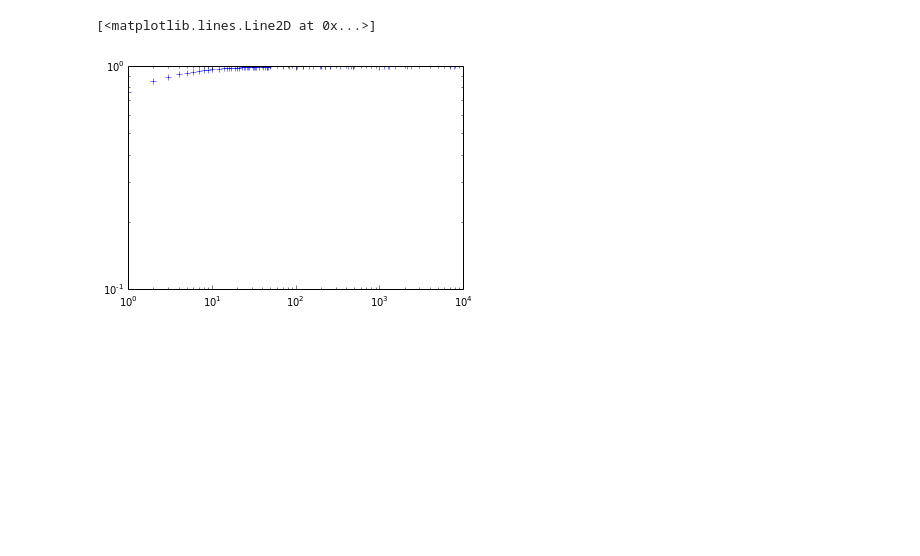
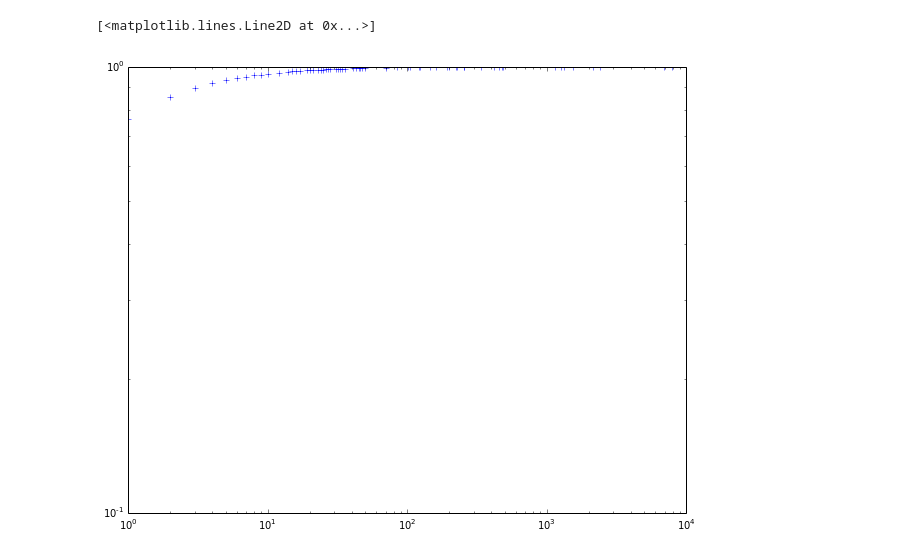
Before and after one commit to zack112358/simple-good-turing-estimation, a Jupyter notebook: figures.ipynb, the cells around one changed output. Drawn from its saved outputs; the diff is of its cells as text; code cells hidden in the pictures; blank space fills up the shorter version.

Commit message:
We pass unit tests now, but the figures are broken

```diff
--- a/figures.ipynb
+++ b/figures.ipynb
@@ -5,3 +1,7 @@ from sgt.sgt import Estimator
+# %%
+import thispackage as sgt
+from thispackage.sgt import Estimator
+pylab.rcParams['figure.figsize'] = (10.0, 8.0)
 # %%
 N = sgt.sgt.ProsodyTest.input
 N_x, N_y = zip(*N.items())
@@ -31,5 +31,5 @@ loglog(N_x, [estimator.turing_estimate(x)/x if estimator.turing_estimate(x) else
 # %%
-loglog(N_x, [estimator.unnormalized_estimate(r)/r for r in N_x], '+')
+loglog(N_x, [estimator.estimate(r)/r for r in N_x], '+')
 # %% [output]
 [<matplotlib.lines.Line2D at 0x...>]
-[figure, old version]
+[figure, new version]
```
Also changed, not shown: parts of 5 cells of this notebook, 1 other file.
